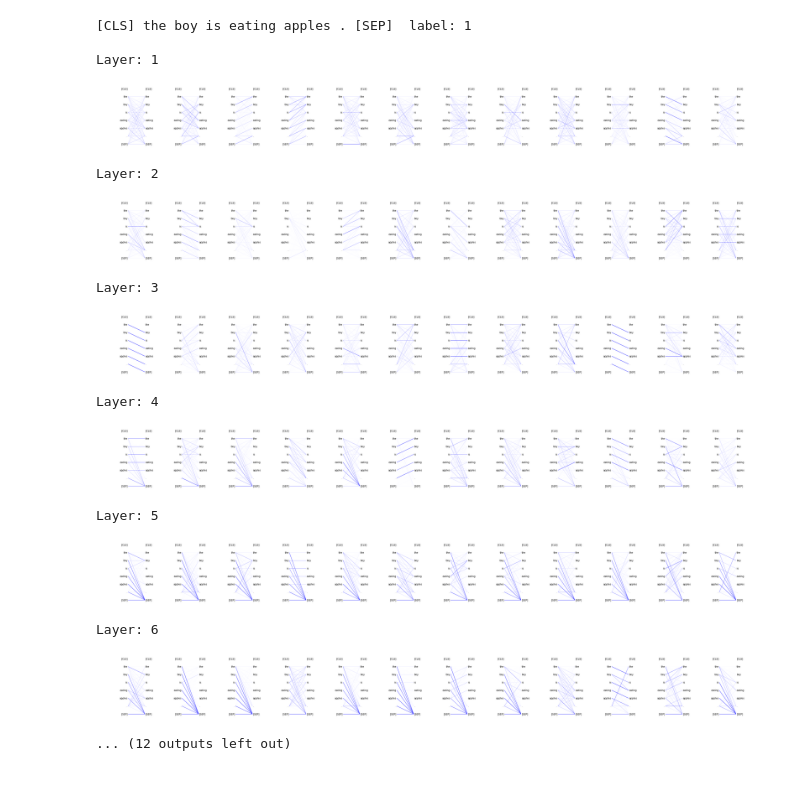
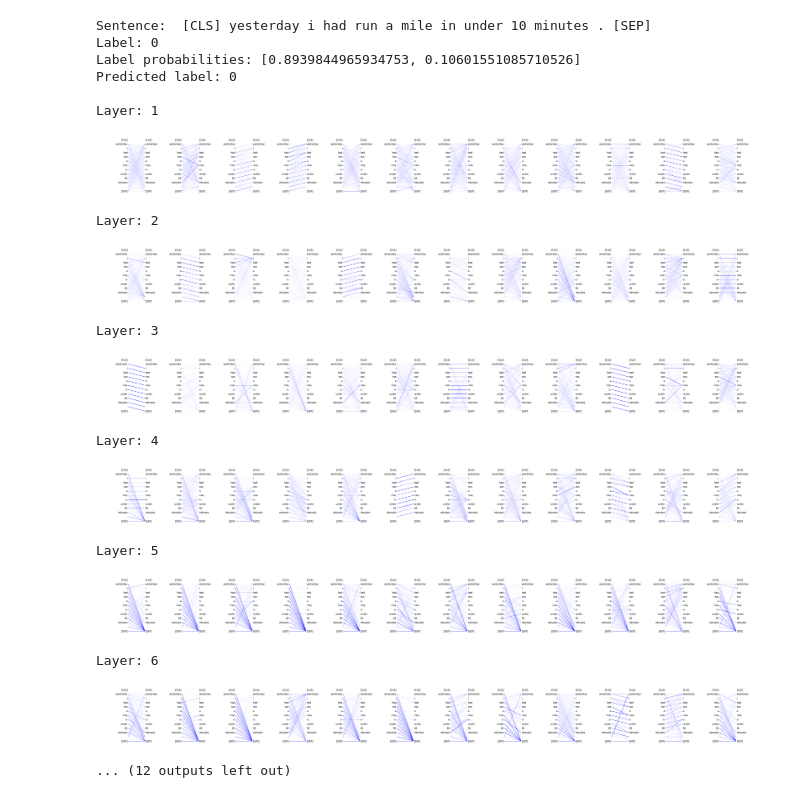
Before and after one commit to lenakmeth/telicity_classification, a Jupyter notebook: show_attention_testset.ipynb, the cells around one changed output. Drawn from its saved outputs; the diff is of its cells as text; code cells hidden in the pictures.

Commit message:
add new test set

```diff
--- a/show_attention_testset.ipynb
+++ b/show_attention_testset.ipynb
@@ -83,11 +86,26 @@ def decode_result(transformer_model, encoded_sequence):
                         if not w.strip() in tokens_to_remove]
 
     return decoded_sequence
-# %%
-# load finetuned model
-
-model = BertForSequenceClassification.from_pretrained('checkpoints/friedrich_captions_data/telicity/bert-base-uncased_no')
-tokenizer_model = 'bert-base-uncased'
+# %%
+# load finetuned model
+
+
+tokenizer_model = 'bert-base-uncased'
+verb_segment_ids = 'no'
+model_save_path = 'checkpoints/friedrich_captions_data/telicity/'
+
+if tokenizer_model.split("-")[0] == 'bert':
+    model = BertForSequenceClassification.from_pretrained(model_save_path + tokenizer_model + '_' + verb_segment_ids)
+elif tokenizer_model.split("-")[0] == 'roberta':
+    model = RobertaForSequenceClassification.from_pretrained(model_save_path + tokenizer_model + '_' + verb_segment_ids)
+elif tokenizer_model.split("-")[0] == 'albert':
+    model = AlbertForSequenceClassification.from_pretrained(model_save_path + tokenizer_model + '_' + verb_segment_ids)
+elif tokenizer_model.split("-")[0] == 'xlnet':
+    model = XLNetForSequenceClassification.from_pretrained(model_save_path + tokenizer_model + '_' + verb_segment_ids)
+elif 'camembert' in tokenizer_model:
+    model = CamembertForSequenceClassification.from_pretrained(model_save_path + tokenizer_model + '_' + verb_segment_ids)
+elif 'flaubert' in tokenizer_model:
+    model = FlaubertForSequenceClassification.from_pretrained(model_save_path + tokenizer_model + '_' + verb_segment_ids)
 # %%
 # open unseen test set
 
@@ -95,7 +113,8 @@ test_sentences = []
 test_labels = []
 
 # with open('data/unseen_tests/telicity_unseen_test.tsv', 'r', encoding='utf-8') as f: # qualitative test 1
-with open('data/unseen_tests/telicity_min_pairs.tsv', 'r', encoding='utf-8') as f:     # minimal pairs test set
+# with open('data/unseen_tests/telicity_min_pairs.tsv', 'r', encoding='utf-8') as f:     # minimal pairs test set
+with open('data/unseen_tests/telicity_more_tests.tsv', 'r', encoding='utf-8') as f:
     for line in f:
         l = line.strip().split('\t')
         test_sentences.append([l[-4], l[-3], int(l[-2])])
@@ -116,6 +135,8 @@ model.eval()
 all_inputs = []
 sent_attentions = []
 sentences = []
+predicted_labels = []
+prob_prediction = []
 
 for inputs in test_inputs:
 
@@ -130,6 +151,11 @@ for inputs in test_inputs:
     logits = logits.detach().cpu().numpy()
     attentions = outputs[1]
 
+    log_probs = F.softmax(Variable(torch.from_numpy(logits)), dim=-1)
+
+    predicted_labels += np.argmax(logits, axis=1).flatten().tolist()
+    prob_prediction += log_probs.tolist()
+
     sentence = decode_result(tokenizer_model, inputs)
     sentences.append(sentence)
     len_sequence = len(sentence)
@@ -174,31 +200,36 @@ def plot_attn(sentence, attentions, layer, heads):
 # %%
 # Select a sentence, layer and heads
 # layer = 0
 heads = [0, 1, 2, 3, 4, 5, 6, 7, 8, 9, 10, 11]
-sent_idx = 5
-print(' '.join(sentences[sent_idx]), '\tlabel:', int(test_labels[sent_idx]))
+sent_idx = 13
 
+print('Sentence: ', ' '.join(sentences[sent_idx]), '\nLabel:', int(test_labels[sent_idx]))
+print('Label probabilities:', prob_prediction[sent_idx])
+print('Predicted label:', predicted_labels[sent_idx])
 for layer in range(12):
     print('\nLayer:', layer+1, '\n')
     plt.figure(figsize=(50, 4))
     plt.axis("off")
     plot_attn(sentences[sent_idx], sent_attentions[sent_idx], layer, heads)
     plt.show()
 # %% [output]
-[CLS] the boy is eating apples . [SEP]  label: 1
+Sentence:  [CLS] yesterday i had run a mile in under 10 minutes . [SEP]
+Label: 0
+Label probabilities: [0.8939844965934753, 0.10601551085710526]
+Predicted label: 0
 
 Layer: 1
-[figure, old version]
+[figure, new version]
 Layer: 2
-[figure, old version]
+[figure, new version]
 Layer: 3
-[figure, old version]
+[figure, new version]
 Layer: 4
-[figure, old version]
+[figure, new version]
 Layer: 5
-[figure, old version]
+[figure, new version]
 Layer: 6
-[figure, old version]
+[figure, new version]
 ... (12 outputs left out)
 # %%
 # sent_idx = 2 # target_sentence
```
Also changed, not shown: parts of 2 cells of this notebook, 1 other file.
